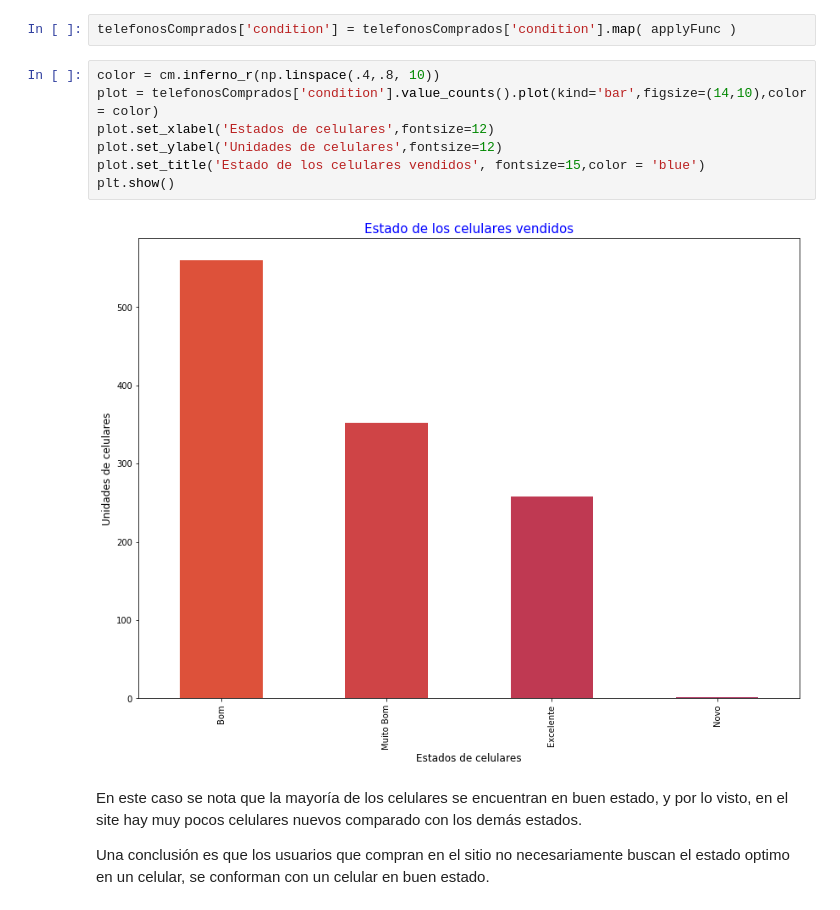
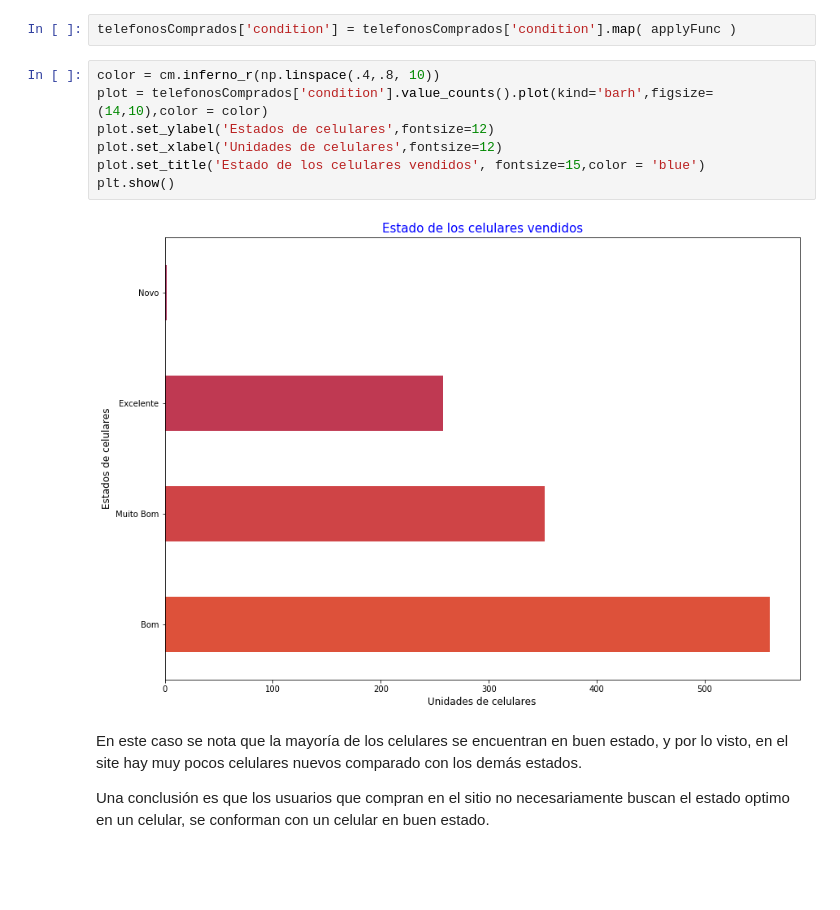
Before and after one commit to facundocenizo/datos_tp1, a Jupyter notebook: Análisis sobre la ventas de teléfonos.ipynb, the cells around one changed output. Drawn from its saved outputs; the diff is of its cells as text; blank space fills up the shorter version.

```diff
--- a/Análisis sobre la ventas de teléfonos.ipynb
+++ b/Análisis sobre la ventas de teléfonos.ipynb
@@ -98,13 +98,13 @@ def applyFunc(s):
 telefonosComprados['condition'] = telefonosComprados['condition'].map( applyFunc )
 # %%
 color = cm.inferno_r(np.linspace(.4,.8, 10))
-plot = telefonosComprados['condition'].value_counts().plot(kind='bar',figsize=(14,10),color = color)
-plot.set_xlabel('Estados de celulares',fontsize=12)
-plot.set_ylabel('Unidades de celulares',fontsize=12)
+plot = telefonosComprados['condition'].value_counts().plot(kind='barh',figsize=(14,10),color = color)
+plot.set_ylabel('Estados de celulares',fontsize=12)
+plot.set_xlabel('Unidades de celulares',fontsize=12)
 plot.set_title('Estado de los celulares vendidos', fontsize=15,color = 'blue')
 plt.show()
 # %% [output]
-[figure, old version]
+[figure, new version]
 # %% [markdown]
 En este caso se nota que la mayoría de los celulares se encuentran en buen estado, y por lo visto, en el site hay muy pocos celulares nuevos comparado con los demás estados.
 
```
Also changed, not shown: parts of 14 cells of this notebook.
